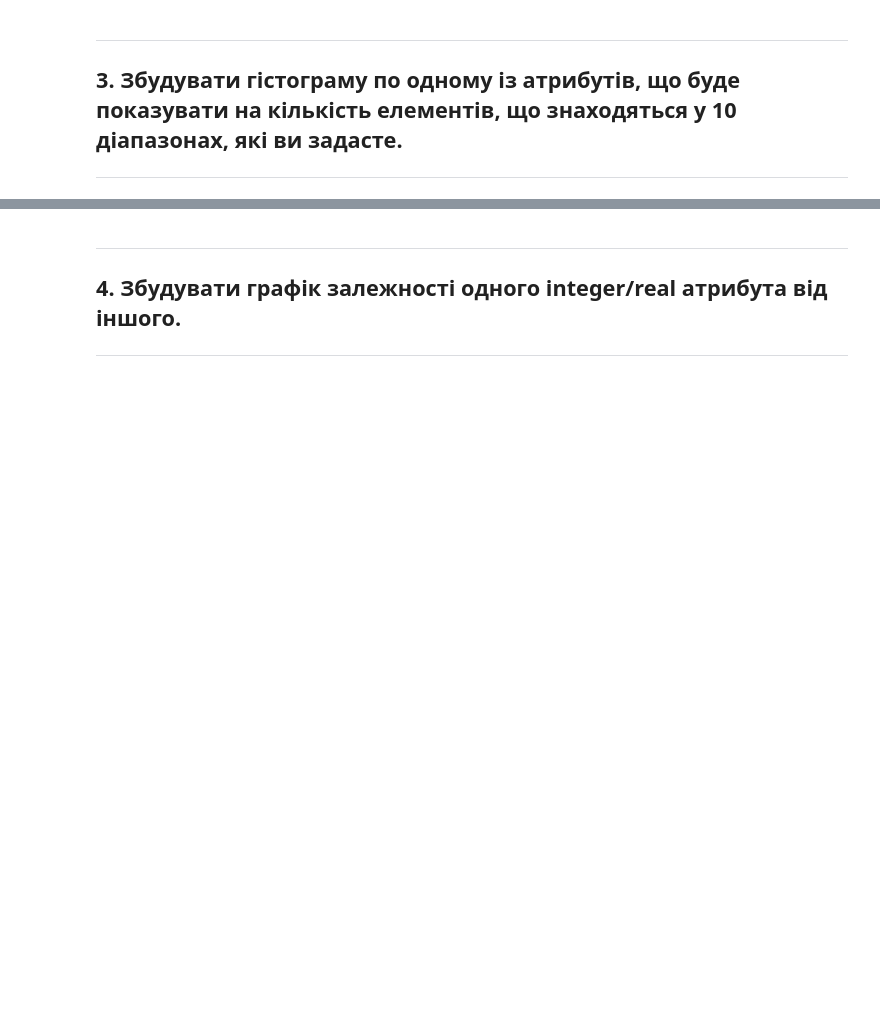
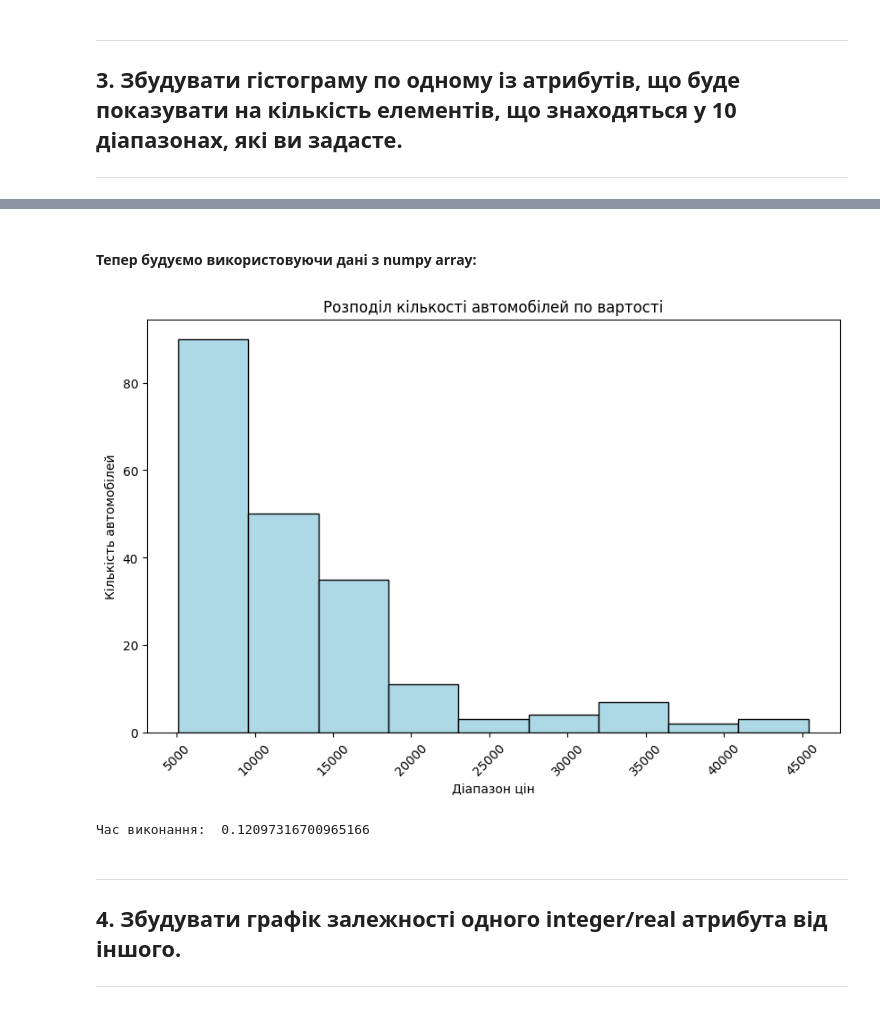
Before and after one commit to voronaizsela/labs, a Jupyter notebook: lab4/lab4.ipynb, the cells around one changed output, grey strips where cells are left out. Drawn from its saved outputs; the diff is of its cells as text; code cells hidden in the pictures; blank space fills up the shorter version.

```diff
--- a/lab4/lab4.ipynb
+++ b/lab4/lab4.ipynb
@@ -690,3 +686,25 @@ plt.show()
+# %% [markdown]
+#### Тепер будуємо використовуючи дані з numpy array:
+# %%
+start = timeit.default_timer()
+price_dat = data2[:, 25].astype(float)
+
+min_price = np.min(price_dat)
+max_price = np.max(price_dat)
+price_ranges2 = np.linspace(min_price, max_price, 10)
+
+plt.figure(figsize=(10, 6))
+plt.hist(price_dat, bins=price_ranges2, color='lightblue', edgecolor='black')
+plt.xlabel('Діапазон цін')
+plt.ylabel('Кількість автомобілей')
+plt.title('Розподіл кількості автомобілей по вартості')
+plt.xticks(rotation=45)
+plt.show()
+stop = timeit.default_timer()
+print("\nЧас виконання: ", stop - start)
+# %% [output]
+[figure, added]
+Час виконання:  0.12097316700965166
 # %% [markdown]
 ---
 ## 4. Збудувати графік залежності одного integer/real атрибута від іншого.
```
Also changed, not shown: parts of 50 cells of this notebook.
